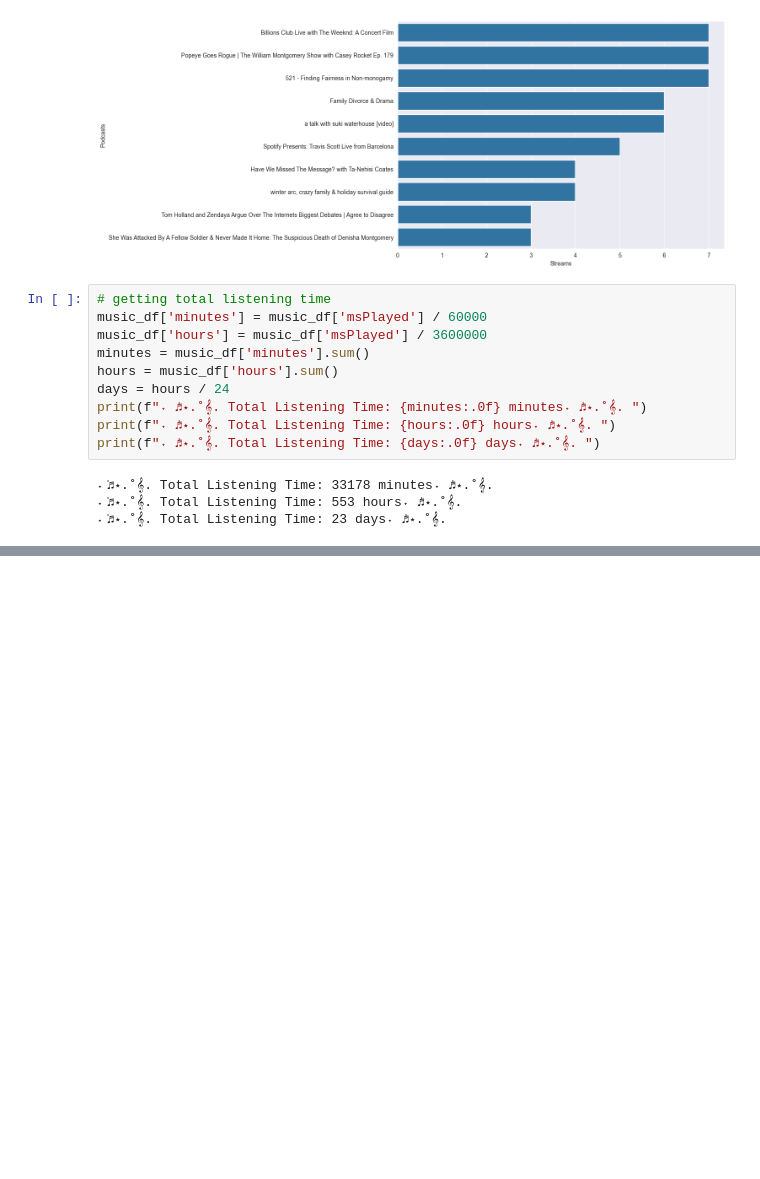
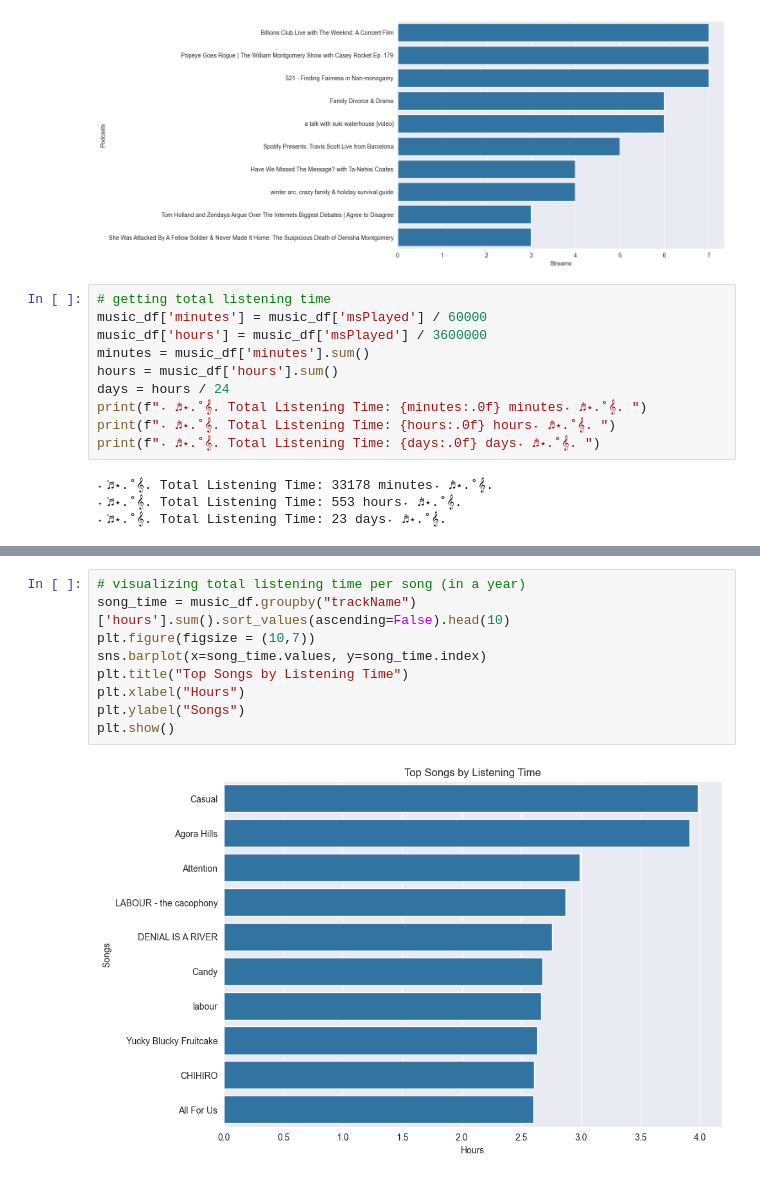
Before and after one commit to chinenyeenete/wrappedify, a Jupyter notebook: wrapped-data.ipynb, the cells around one changed output, grey strips where cells are left out. Drawn from its saved outputs; the diff is of its cells as text; blank space fills up the shorter version.

```diff
--- a/wrapped-data.ipynb
+++ b/wrapped-data.ipynb
@@ -117,0 +119,11 @@ plt.show()
+# %%
+# visualizing total listening time per song (in a year)
+song_time = music_df.groupby("trackName")['hours'].sum().sort_values(ascending=False).head(10)
+plt.figure(figsize = (10,7))
+sns.barplot(x=song_time.values, y=song_time.index)
+plt.title("Top Songs by Listening Time")
+plt.xlabel("Hours")
+plt.ylabel("Songs")
+plt.show()
+# %% [output]
+[figure, added]
```
Also changed, not shown: parts of 1 cell of this notebook.
